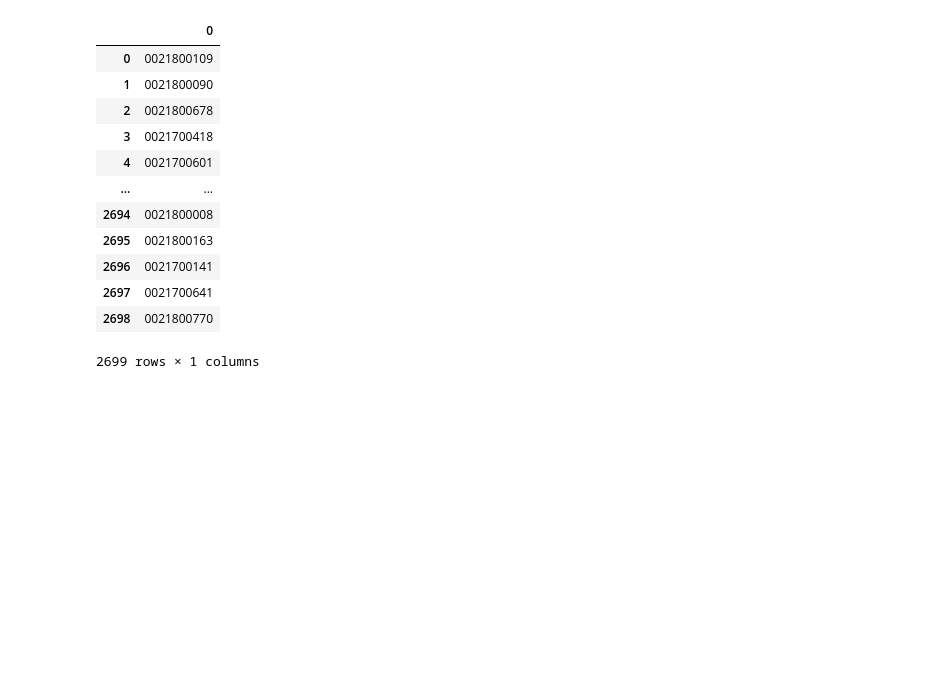
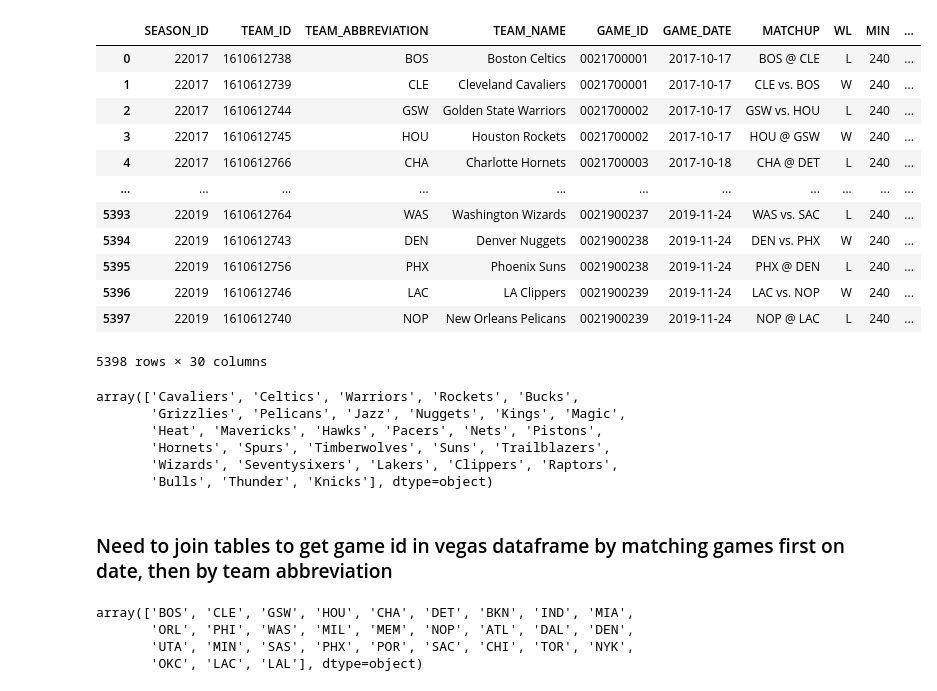
Before and after one commit to jcohen312/nba_points, a Jupyter notebook: vegas_db_engineering.ipynb, the cells around one changed output. Saved outputs shown, nothing was run; the diff lists cells and outputs as text; code cells hidden in the pictures; blank space fills up the shorter version.

Commit message:
notebooks with shotcharts and vegas data uploaded to databases

```diff
--- a/vegas_db_engineering.ipynb
+++ b/vegas_db_engineering.ipynb
@@ -18,25 +20,26 @@ cnx = mysql.connector.connect(
 )
 cursor = cnx.cursor(buffered = True)
 # %%
-stmt = """SELECT GAME_ID FROM nba.game_logs"""
+stmt = """SELECT * FROM nba.game_logs"""
 cursor.execute(stmt)
-game_ids = cursor.fetchall()
+games = cursor.fetchall()
-# %%
-game_ids = set(game_ids)
-game_ids_df = pd.DataFrame(game_ids)
-# %%
-game_ids_df
-# %% [output]
-|  | 0 |
-| 0 | 0021800109 |
-| 1 | 0021800090 |
-| 2 | 0021800678 |
-| 3 | 0021700418 |
-| 4 | 0021700601 |
-| ... | ... |
-| 2694 | 0021800008 |
-| 2695 | 0021800163 |
-| 2696 | 0021700141 |
-| 2697 | 0021700641 |
-| 2698 | 0021800770 |
-2699 rows × 1 columns
+# %%
+field_names = [i[0] for i in cursor.description]
+games = pd.DataFrame(game_ids)
+games.columns = field_names
+# %%
+games
+# %% [output]
+|  | SEASON_ID | TEAM_ID | TEAM_ABBREVIATION | TEAM_NAME | GAME_ID | GAME_DATE | MATCHUP | WL | MIN | ... |
+| 0 | 22017 | 1610612738 | BOS | Boston Celtics | 0021700001 | 2017-10-17 | BOS @ CLE | L | 240 | ... |
+| 1 | 22017 | 1610612739 | CLE | Cleveland Cavaliers | 0021700001 | 2017-10-17 | CLE vs. BOS | W | 240 | ... |
+| 2 | 22017 | 1610612744 | GSW | Golden State Warriors | 0021700002 | 2017-10-17 | GSW vs. HOU | L | 240 | ... |
+| 3 | 22017 | 1610612745 | HOU | Houston Rockets | 0021700002 | 2017-10-17 | HOU @ GSW | W | 240 | ... |
+| 4 | 22017 | 1610612766 | CHA | Charlotte Hornets | 0021700003 | 2017-10-18 | CHA @ DET | L | 240 | ... |
+| ... | ... | ... | ... | ... | ... | ... | ... | ... | ... | ... |
+| 5393 | 22019 | 1610612764 | WAS | Washington Wizards | 0021900237 | 2019-11-24 | WAS vs. SAC | L | 240 | ... |
+| 5394 | 22019 | 1610612743 | DEN | Denver Nuggets | 0021900238 | 2019-11-24 | DEN vs. PHX | W | 240 | ... |
+| 5395 | 22019 | 1610612756 | PHX | Phoenix Suns | 0021900238 | 2019-11-24 | PHX @ DEN | L | 240 | ... |
+| 5396 | 22019 | 1610612746 | LAC | LA Clippers | 0021900239 | 2019-11-24 | LAC vs. NOP | W | 240 | ... |
+| 5397 | 22019 | 1610612740 | NOP | New Orleans Pelicans | 0021900239 | 2019-11-24 | NOP @ LAC | L | 240 | ... |
+5398 rows × 30 columns
@@ -42,0 +48,18 @@ game_ids_df
+# %%
+vegas['team'].unique()
+# %% [output]
+array(['Cavaliers', 'Celtics', 'Warriors', 'Rockets', 'Bucks',
+       'Grizzlies', 'Pelicans', 'Jazz', 'Nuggets', 'Kings', 'Magic',
+       'Heat', 'Mavericks', 'Hawks', 'Pacers', 'Nets', 'Pistons',
+       'Hornets', 'Spurs', 'Timberwolves', 'Suns', 'Trailblazers',
+       'Wizards', 'Seventysixers', 'Lakers', 'Clippers', 'Raptors',
+       'Bulls', 'Thunder', 'Knicks'], dtype=object)
+# %% [markdown]
+### Need to join tables to get game id in vegas dataframe by matching games first on date, then by team abbreviation
+# %%
+games.TEAM_ABBREVIATION.unique()
+# %% [output]
+array(['BOS', 'CLE', 'GSW', 'HOU', 'CHA', 'DET', 'BKN', 'IND', 'MIA',
+       'ORL', 'PHI', 'WAS', 'MIL', 'MEM', 'NOP', 'ATL', 'DAL', 'DEN',
+       'UTA', 'MIN', 'SAS', 'PHX', 'POR', 'SAC', 'CHI', 'TOR', 'NYK',
+       'OKC', 'LAC', 'LAL'], dtype=object)
```
Also changed, not shown: parts of 27 cells of this notebook.
